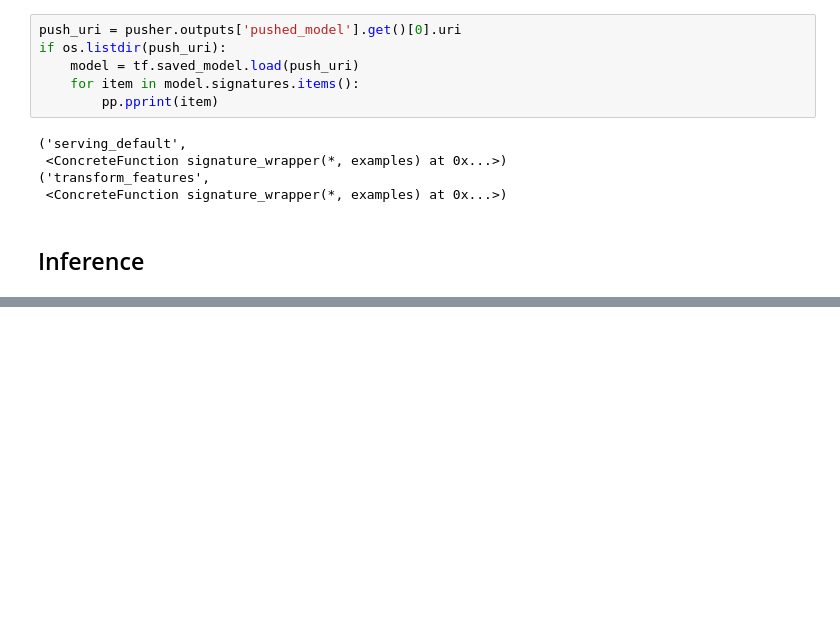
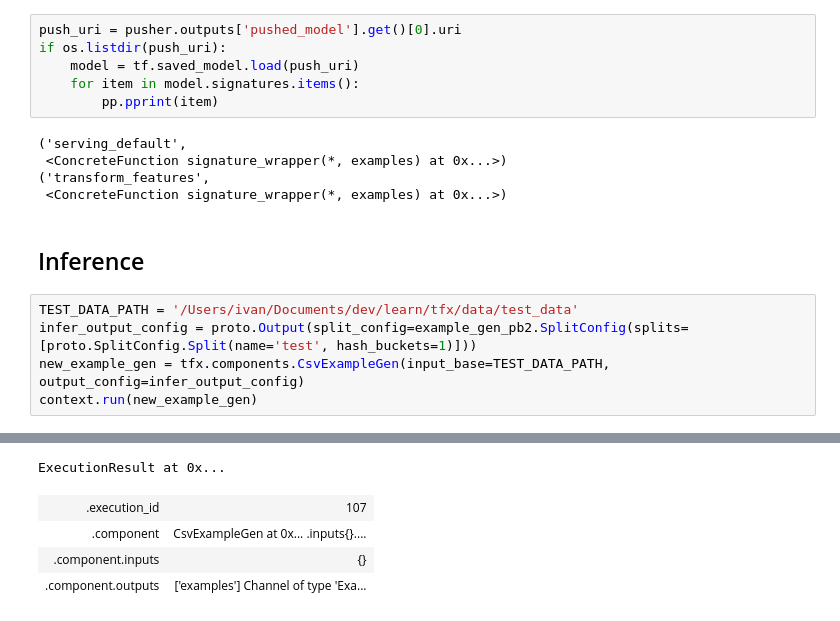
Before and after one commit to ivan-rivera/tfx, a Jupyter notebook: notebooks/interactive_pipeline.ipynb, the cells around one changed output, grey strips where cells are left out. Saved outputs shown, nothing was run; the diff lists cells and outputs as text; blank space fills up the shorter version.

```diff
--- a/notebooks/interactive_pipeline.ipynb
+++ b/notebooks/interactive_pipeline.ipynb
@@ -444,3 +446,9 @@ if os.listdir(push_uri):
  <ConcreteFunction signature_wrapper(*, examples) at 0x...>)
 # %% [markdown]
 ## Inference
+# %%
+TEST_DATA_PATH = '/Users/ivan/Documents/dev/learn/tfx/data/test_data'
+infer_output_config = proto.Output(split_config=example_gen_pb2.SplitConfig(splits=[proto.SplitConfig.Split(name='test', hash_buckets=1)]))
+new_example_gen = tfx.components.CsvExampleGen(input_base=TEST_DATA_PATH, output_config=infer_output_config)
+context.run(new_example_gen)
+# %% [output]
@@ -447,2 +456,7 @@ if os.listdir(push_uri):
+ExecutionResult at 0x...
+| .execution_id | 107 |
+| .component | CsvExampleGen at 0x... .inputs{}.... |
+| .component.inputs | {} |
+| .component.outputs | ['examples'] Channel of type 'Exa... |
 # %%
 inferrer = tfx.components.BulkInferrer(
```
Also changed, not shown: parts of 20 cells of this notebook, 2 other files.
